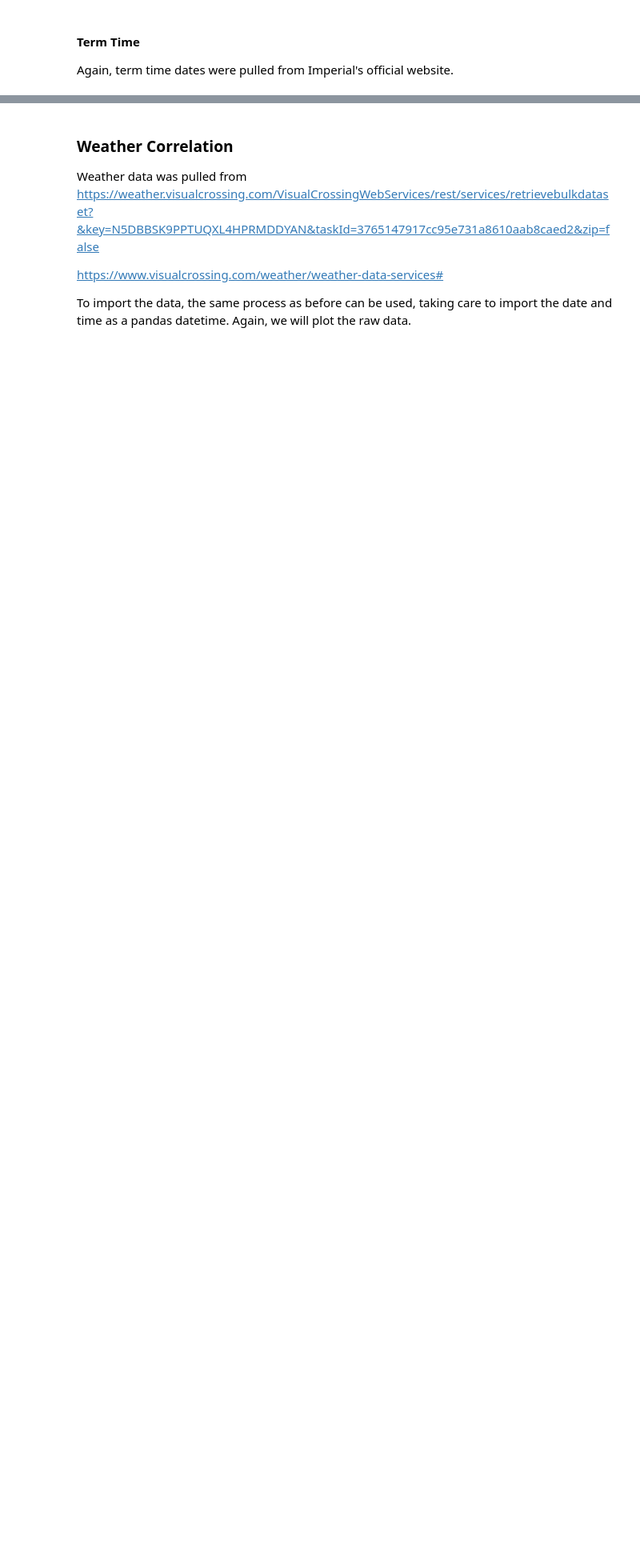
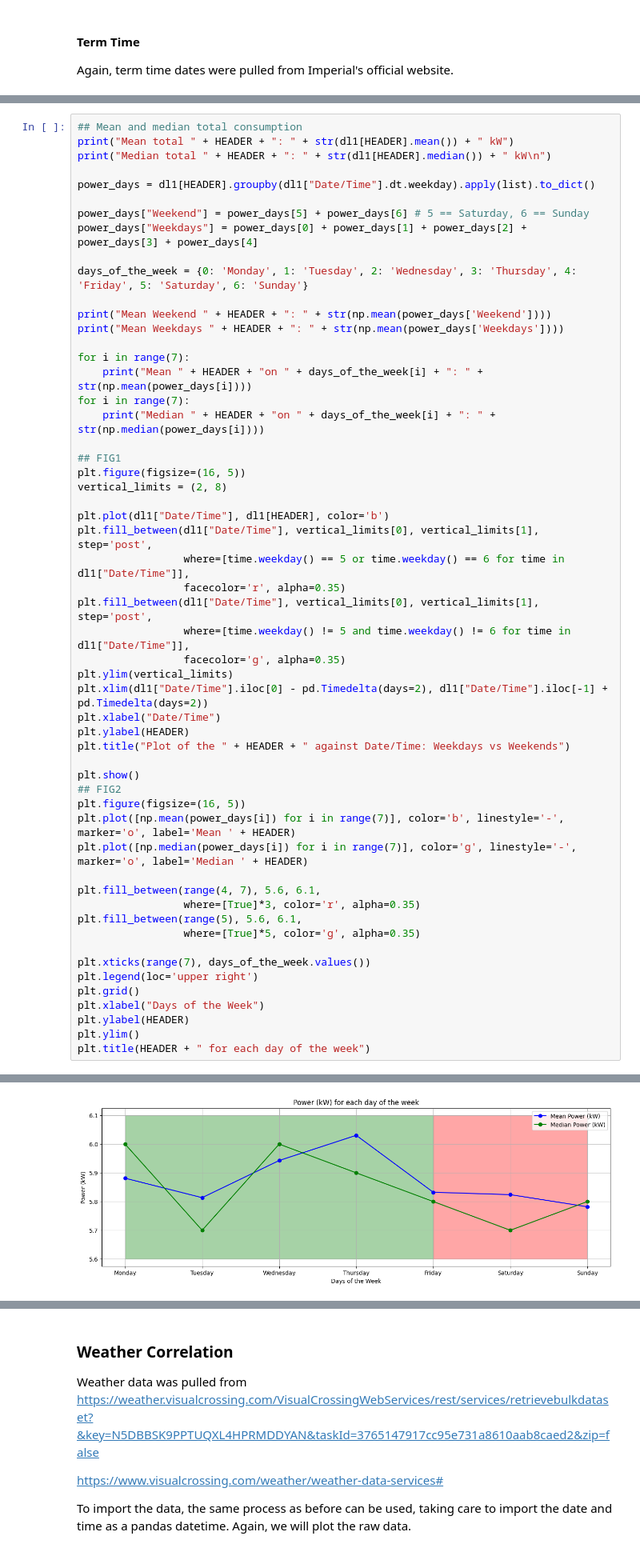
Before and after one commit to ogahector/power_analysis_eeedept, a Jupyter notebook: src/main.ipynb, the cells around one changed output, grey strips where cells are left out. Shown at 80% size. Saved outputs shown, nothing was run; the diff lists cells and outputs as text; blank space fills up the shorter version.

```diff
--- a/src/main.ipynb
+++ b/src/main.ipynb
@@ -232,0 +179,56 @@ plt.show()
+# %%
+## Mean and median total consumption
+print("Mean total " + HEADER + ": " + str(dl1[HEADER].mean()) + " kW")
+print("Median total " + HEADER + ": " + str(dl1[HEADER].median()) + " kW\n")
+
+power_days = dl1[HEADER].groupby(dl1["Date/Time"].dt.weekday).apply(list).to_dict()
+
+power_days["Weekend"] = power_days[5] + power_days[6] # 5 == Saturday, 6 == Sunday
+power_days["Weekdays"] = power_days[0] + power_days[1] + power_days[2] + power_days[3] + power_days[4]
+
+days_of_the_week = {0: 'Monday', 1: 'Tuesday', 2: 'Wednesday', 3: 'Thursday', 4: 'Friday', 5: 'Saturday', 6: 'Sunday'}
+
+print("Mean Weekend " + HEADER + ": " + str(np.mean(power_days['Weekend'])))
+print("Mean Weekdays " + HEADER + ": " + str(np.mean(power_days['Weekdays'])))
+
+for i in range(7):
+    print("Mean " + HEADER + "on " + days_of_the_week[i] + ": " + str(np.mean(power_days[i])))
+for i in range(7):
+    print("Median " + HEADER + "on " + days_of_the_week[i] + ": " + str(np.median(power_days[i])))
+
+## FIG1
+plt.figure(figsize=(16, 5))
+vertical_limits = (2, 8)
+
+plt.plot(dl1["Date/Time"], dl1[HEADER], color='b')
+plt.fill_between(dl1["Date/Time"], vertical_limits[0], vertical_limits[1], step='post',
+                 where=[time.weekday() == 5 or time.weekday() == 6 for time in dl1["Date/Time"]],
+                 facecolor='r', alpha=0.35)
+plt.fill_between(dl1["Date/Time"], vertical_limits[0], vertical_limits[1], step='post',
+                 where=[time.weekday() != 5 and time.weekday() != 6 for time in dl1["Date/Time"]],
+                 facecolor='g', alpha=0.35)
+plt.ylim(vertical_limits)
+plt.xlim(dl1["Date/Time"].iloc[0] - pd.Timedelta(days=2), dl1["Date/Time"].iloc[-1] + pd.Timedelta(days=2))
+plt.xlabel("Date/Time")
+plt.ylabel(HEADER)
+plt.title("Plot of the " + HEADER + " against Date/Time: Weekdays vs Weekends")
+
+plt.show()
+## FIG2
+plt.figure(figsize=(16, 5))
+plt.plot([np.mean(power_days[i]) for i in range(7)], color='b', linestyle='-', marker='o', label='Mean ' + HEADER)
+plt.plot([np.median(power_days[i]) for i in range(7)], color='g', linestyle='-', marker='o', label='Median ' + HEADER)
+
+plt.fill_between(range(4, 7), 5.6, 6.1,
+                 where=[True]*3, color='r', alpha=0.35)
+plt.fill_between(range(5), 5.6, 6.1,
+                 where=[True]*5, color='g', alpha=0.35)
+
+plt.xticks(range(7), days_of_the_week.values())
+plt.legend(loc='upper right')
+plt.grid()
+plt.xlabel("Days of the Week")
+plt.ylabel(HEADER)
+plt.ylim()
+plt.title(HEADER + " for each day of the week")
+# %% [output]
@@ -232,0 +256 @@ plt.show()
+[figure, added]
```
Also changed, not shown: parts of 22 cells of this notebook, 9 other files.
